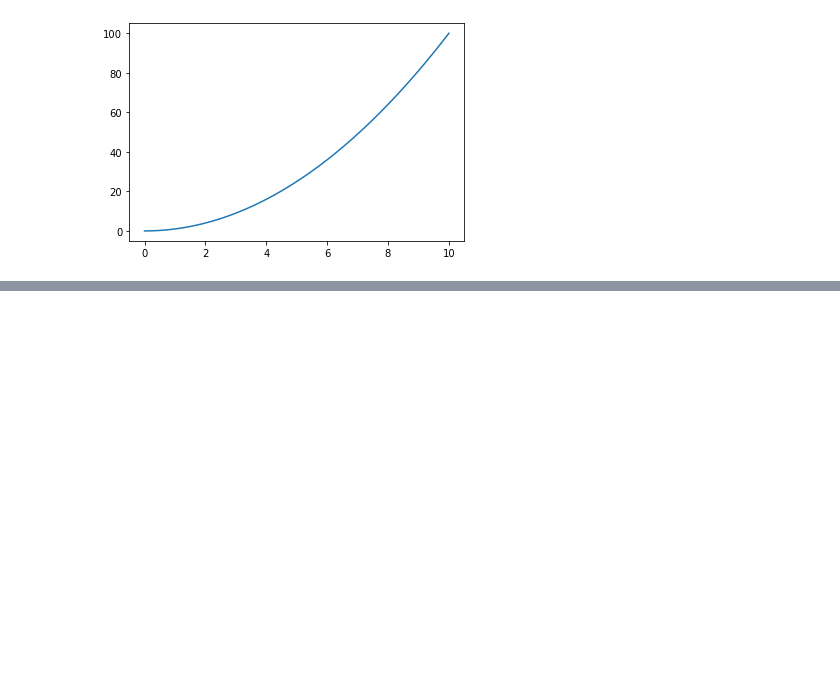
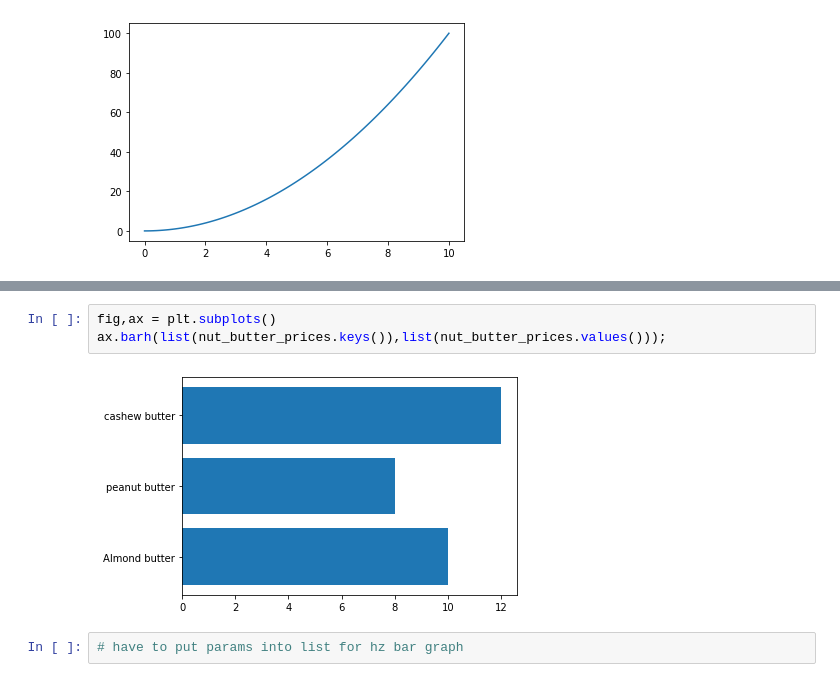
Before and after one commit to caxefaizan/S3_bucket_manipulation, a Jupyter notebook: intro to matplotlib.ipynb, the cells around one changed output, grey strips where cells are left out. Drawn from its saved outputs; the diff is of its cells as text; blank space fills up the shorter version.

```diff
--- a/intro to matplotlib.ipynb
+++ b/intro to matplotlib.ipynb
@@ -83,0 +108,7 @@ ax.plot(x,x**2);
+# %%
+fig,ax = plt.subplots()
+ax.barh(list(nut_butter_prices.keys()),list(nut_butter_prices.values()));
+# %% [output]
+[figure, added]
+# %%
+# have to put params into list for hz bar graph
```
Also changed, not shown: parts of 33 cells of this notebook.
